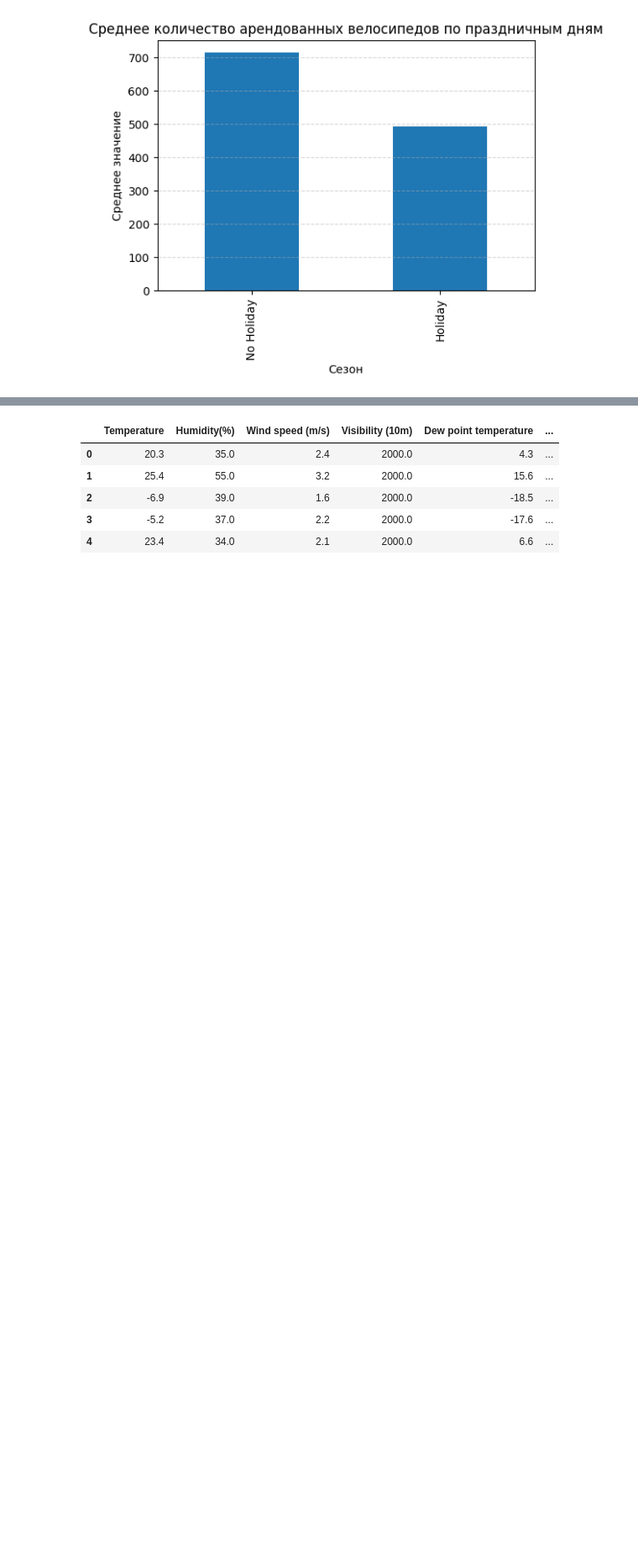
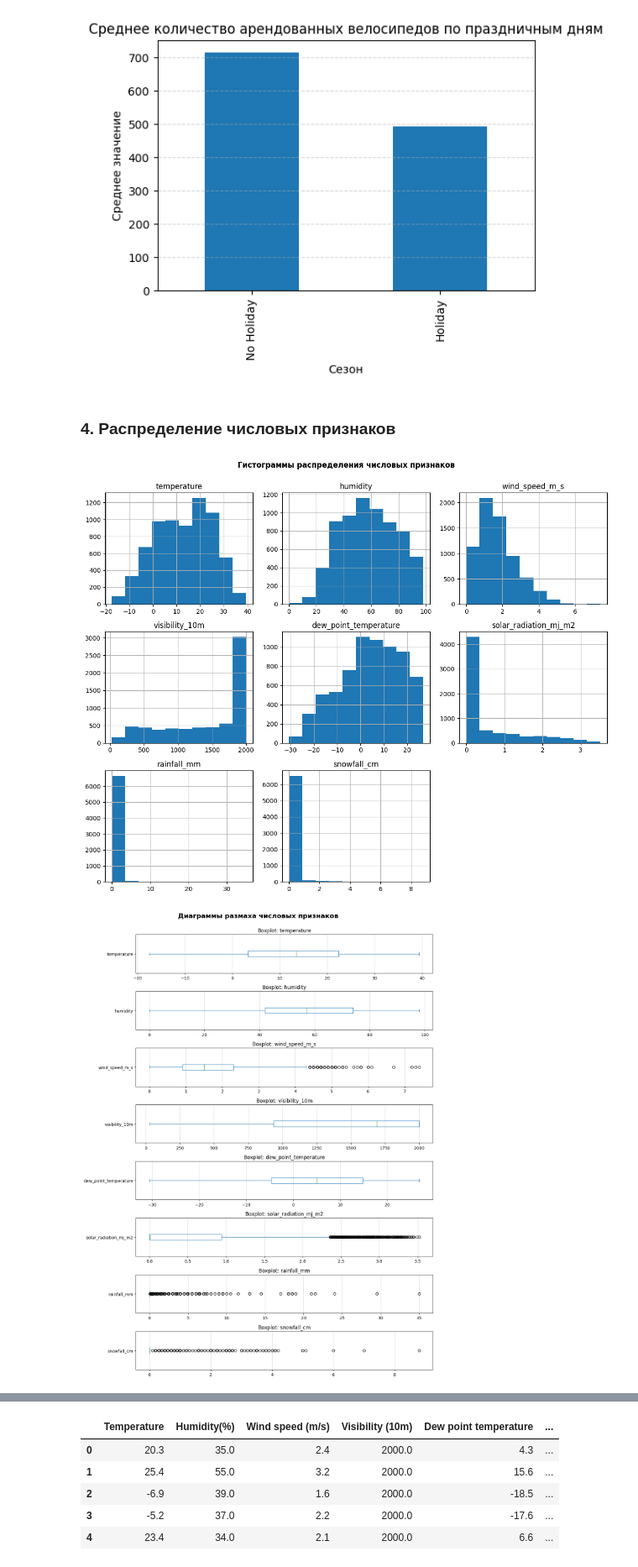
Before and after one commit to TemaQDX/sprint_14_project_bikesouth, a Jupyter notebook: sprint_14_project_bikesouth_Artem_Burov.ipynb, the cells around one changed output, grey strips where cells are left out. Shown at 84% size. Drawn from its saved outputs; the diff is of its cells as text; code cells hidden in the pictures; blank space fills up the shorter version.

```diff
--- a/sprint_14_project_bikesouth_Artem_Burov.ipynb
+++ b/sprint_14_project_bikesouth_Artem_Burov.ipynb
@@ -448,0 +524,9 @@ print('Размер целевой переменной test', y_test.shape)
+# %%
+# Распределеим признаки по группам: числовые, категориальные, бинарные
+numerical_features = df_train_optimized.select_dtypes(include='float').columns.to_list()
+categorical_features = df_train_optimized.select_dtypes(include='str').columns.to_list()
+binary_features = df_train_optimized.select_dtypes(include='bool').columns.to_list()
+
+print(numerical_features)
+print(categorical_features)
+print(binary_features)
@@ -558,3 +646,16 @@ plt.xlabel('Сезон')
 plt.show()
 # %% [output]
 [figure]
+# %% [markdown]
+### 4. Распределение числовых признаков
+# %%
+# Посмотрим на количественные признаки них на графиках.
+df_train_optimized[numerical_features].hist(figsize=(12, 10))
+plt.suptitle('Гистограммы распределения числовых признаков', fontsize=12, fontweight='bold')
+plt.tight_layout(rect=[0, 0, 1, 0.98])
+plt.show()
+
+boxplot_chart(df_train_optimized, numerical_features, diagram_name='Диаграммы размаха числовых признаков')
+# %% [output]
+[figure, added]
+[figure, added]
```
Also changed, not shown: parts of 29 cells of this notebook.
